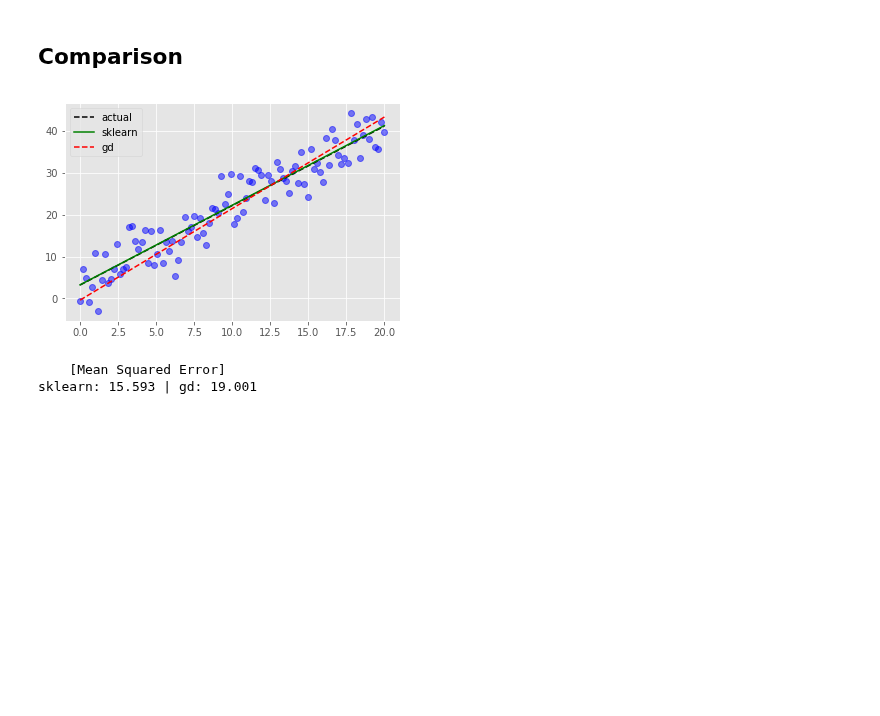
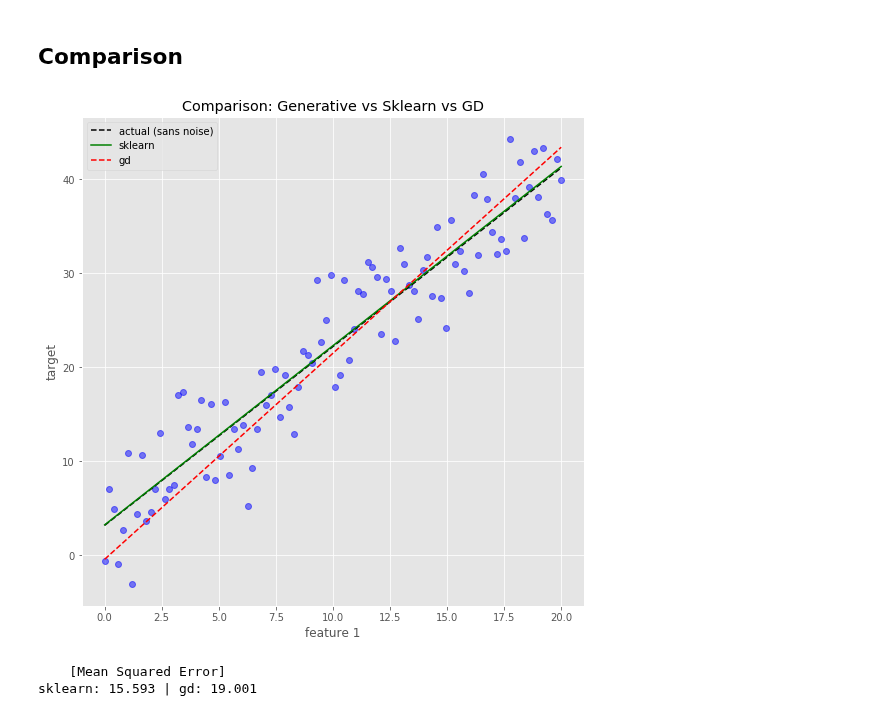
Before and after one commit to dziganto/Data_Science_Fundamentals, a Jupyter notebook: notebooks/Machine_Learning/Algorithms_From_Scratch/Gradient_Descent.ipynb, the cells around one changed output. Cells and saved outputs as stored; diff of their text form; code cells hidden in the pictures; blank space fills up the shorter version.

Commit message:
Cleanup and added plots

```diff
--- a/notebooks/Machine_Learning/Algorithms_From_Scratch/Gradient_Descent.ipynb
+++ b/notebooks/Machine_Learning/Algorithms_From_Scratch/Gradient_Descent.ipynb
@@ -15,8 +21,6 @@ class BatchGradientDescent:
 
     def fit(self, X, y, fit_intercept=True):
         '''run batch gradient descent on training data'''
-
-        from copy import copy
 
         rows = X.shape[0]
         cols = X.shape[1]
@@ -31,12 +35,11 @@ class BatchGradientDescent:
             cols = X.shape[1]
 
         # randomly initialize coefficients
-        self.initial_coef_ = np.random.normal(loc=0, scale=1.5, size=cols)
-        self.coef_ = copy(self.initial_coef_)
+        self.coef_ = np.random.normal(loc=0, scale=1.5, size=cols)
 
         # setup to track cost and coefficients
         self.cost_ = []
-        self.coefficient_tracker_ = [self.initial_coef_]
+        self.coefficient_tracker_ = [self.coef_]
 
         # main logic
         for i in range(self.n_iter_):
@@ -50,10 +53,11 @@ class BatchGradientDescent:
 
     def predict(self, X):
         '''return predictions for given inputs'''
-        #return self.coef_[0] + np.dot(X, self.coef_[1:])
+
         # dimensionality check
         if len(X.shape) == 1:
             X = X.reshape(-1,1)
+
         return np.dot(X, self.coef_)
 # %% [markdown]
 ## Create Data
@@ -193,13 +205,17 @@ for i, coefficients in enumerate(gd.coefficient_tracker_):
 # %% [markdown]
 ## Comparison
 # %%
+plt.figure(figsize=(9,9))
 plt.plot(data, target, 'bo', alpha=0.5)
-plt.plot(data, target_no_noise, 'k--', label='actual')
+plt.plot(data, target_no_noise, 'k--', label='actual (sans noise)')
 plt.plot(data, lr.predict(data.reshape(-1,1)), 'g', label='sklearn')
 plt.plot(data, gd.predict(test_data), 'r--', label='gd')
+plt.xlabel('feature 1')
+plt.ylabel('target')
+plt.title('Comparison: Generative vs Sklearn vs GD')
 plt.legend();
 # %% [output]
-[figure, old version]
+[figure, new version]
 # %%
 from sklearn.metrics import mean_squared_error
 
```
Also changed, not shown: parts of 8 cells of this notebook.
